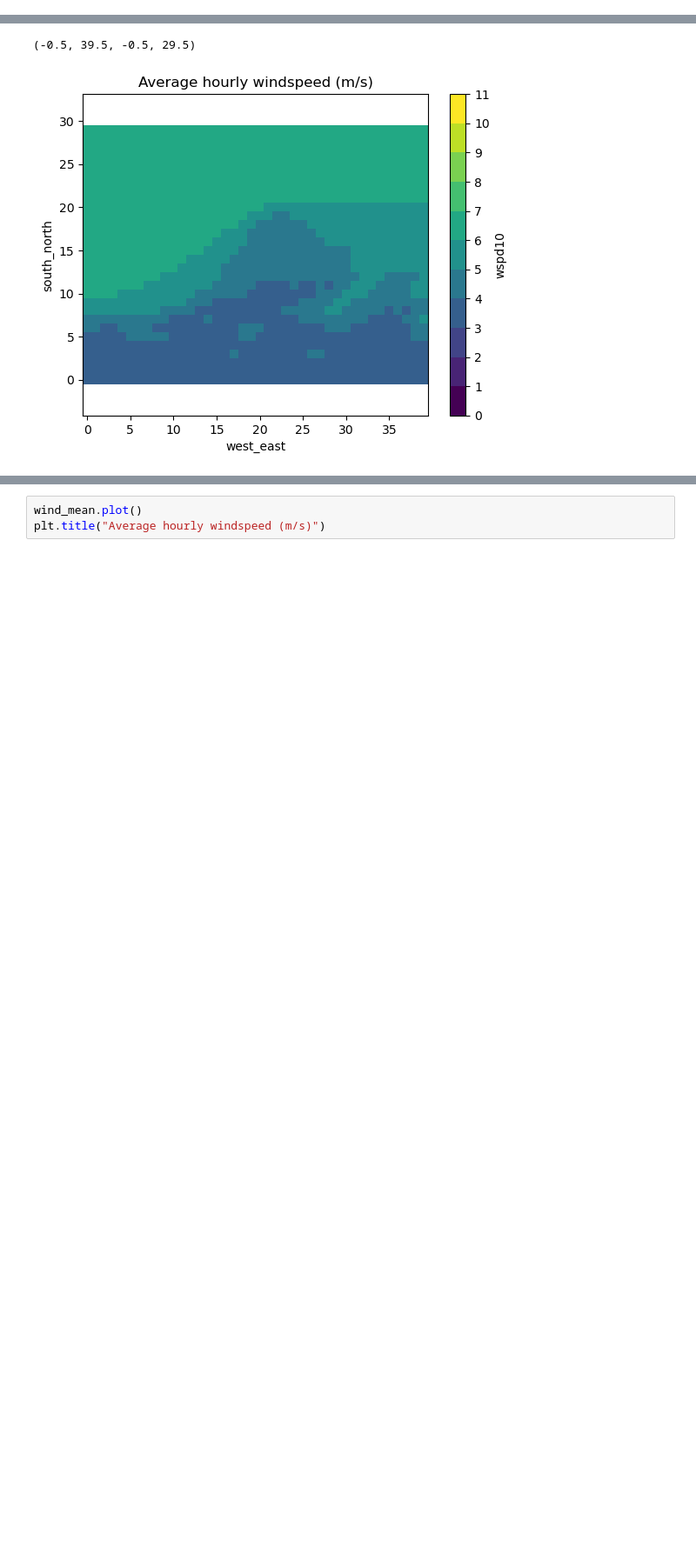
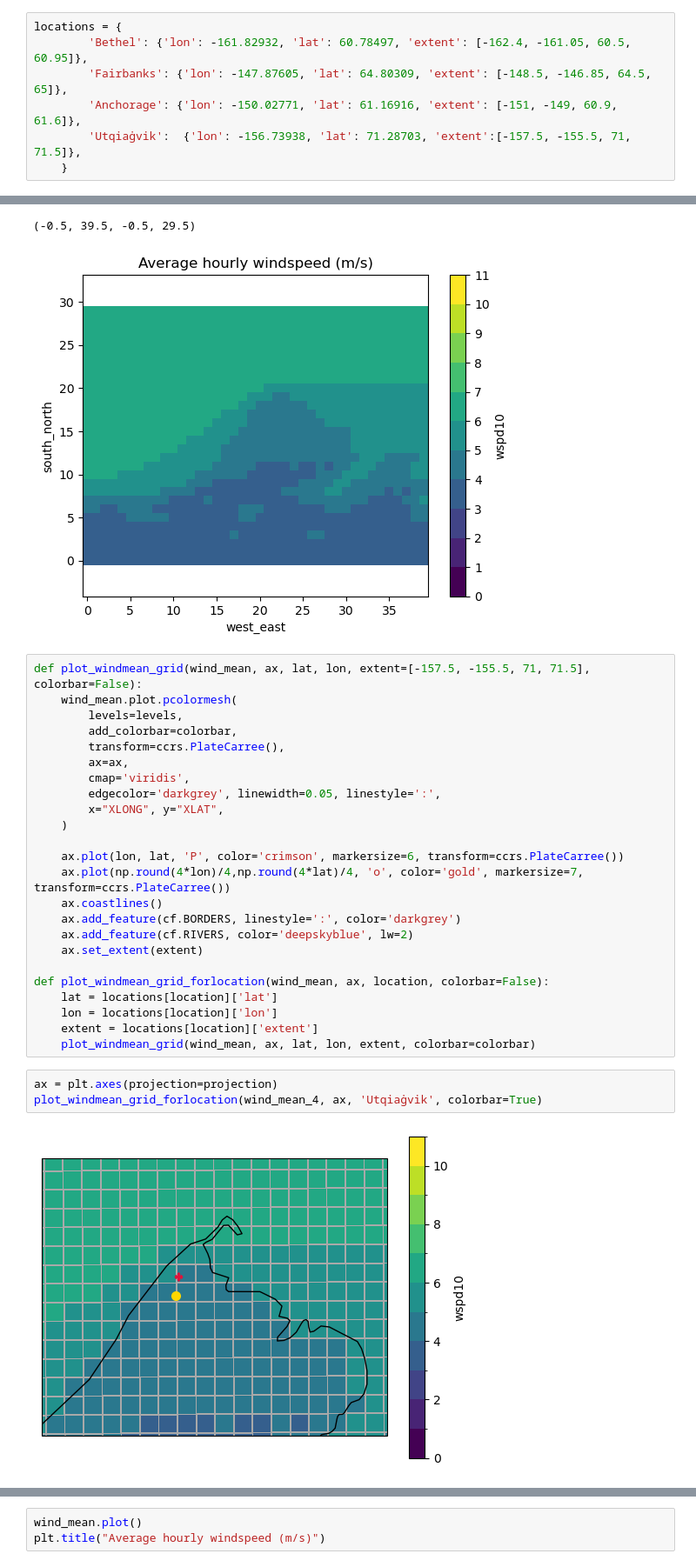
Before and after one commit to chryss/dyndowntools, a Jupyter notebook: Jupyter_Notebooks/analysis_windspd_grid.ipynb, the cells around one changed output, grey strips where cells are left out. Shown at 87% size. Cells and saved outputs as stored; diff of their text form; blank space fills up the shorter version.

```diff
--- a/Jupyter_Notebooks/analysis_windspd_grid.ipynb
+++ b/Jupyter_Notebooks/analysis_windspd_grid.ipynb
@@ -269,0 +244,7 @@ Text(0.5, 1.0, 'Average hourly windspeed (m/s)')
+# %%
+locations = {
+        'Bethel': {'lon': -161.82932, 'lat': 60.78497, 'extent': [-162.4, -161.05, 60.5, 60.95]},
+        'Fairbanks': {'lon': -147.87605, 'lat': 64.80309, 'extent': [-148.5, -146.85, 64.5, 65]},
+        'Anchorage': {'lon': -150.02771, 'lat': 61.16916, 'extent': [-151, -149, 60.9, 61.6]},
+        'Utqiaġvik':  {'lon': -156.73938, 'lat': 71.28703, 'extent':[-157.5, -155.5, 71, 71.5]},
+    }
@@ -275,3 +308,32 @@ plt.axis('equal')
 # %% [output]
 (-0.5, 39.5, -0.5, 29.5)
 [figure]
+# %%
+def plot_windmean_grid(wind_mean, ax, lat, lon, extent=[-157.5, -155.5, 71, 71.5], colorbar=False):
+    wind_mean.plot.pcolormesh(
+        levels=levels,
+        add_colorbar=colorbar,
+        transform=ccrs.PlateCarree(),
+        ax=ax,
+        cmap='viridis',
+        edgecolor='darkgrey', linewidth=0.05, linestyle=':',
+        x="XLONG", y="XLAT",
+    )
+
+    ax.plot(lon, lat, 'P', color='crimson', markersize=6, transform=ccrs.PlateCarree())
+    ax.plot(np.round(4*lon)/4,np.round(4*lat)/4, 'o', color='gold', markersize=7, transform=ccrs.PlateCarree())
+    ax.coastlines()
+    ax.add_feature(cf.BORDERS, linestyle=':', color='darkgrey')
+    ax.add_feature(cf.RIVERS, color='deepskyblue', lw=2)
+    ax.set_extent(extent)
+
+def plot_windmean_grid_forlocation(wind_mean, ax, location, colorbar=False):
+    lat = locations[location]['lat']
+    lon = locations[location]['lon']
+    extent = locations[location]['extent']
+    plot_windmean_grid(wind_mean, ax, lat, lon, extent, colorbar=colorbar)
+# %%
+ax = plt.axes(projection=projection)
+plot_windmean_grid_forlocation(wind_mean_4, ax, 'Utqiaġvik', colorbar=True)
+# %% [output]
+[figure, added]
```
Also changed, not shown: parts of 61 cells of this notebook, 15 other files.
